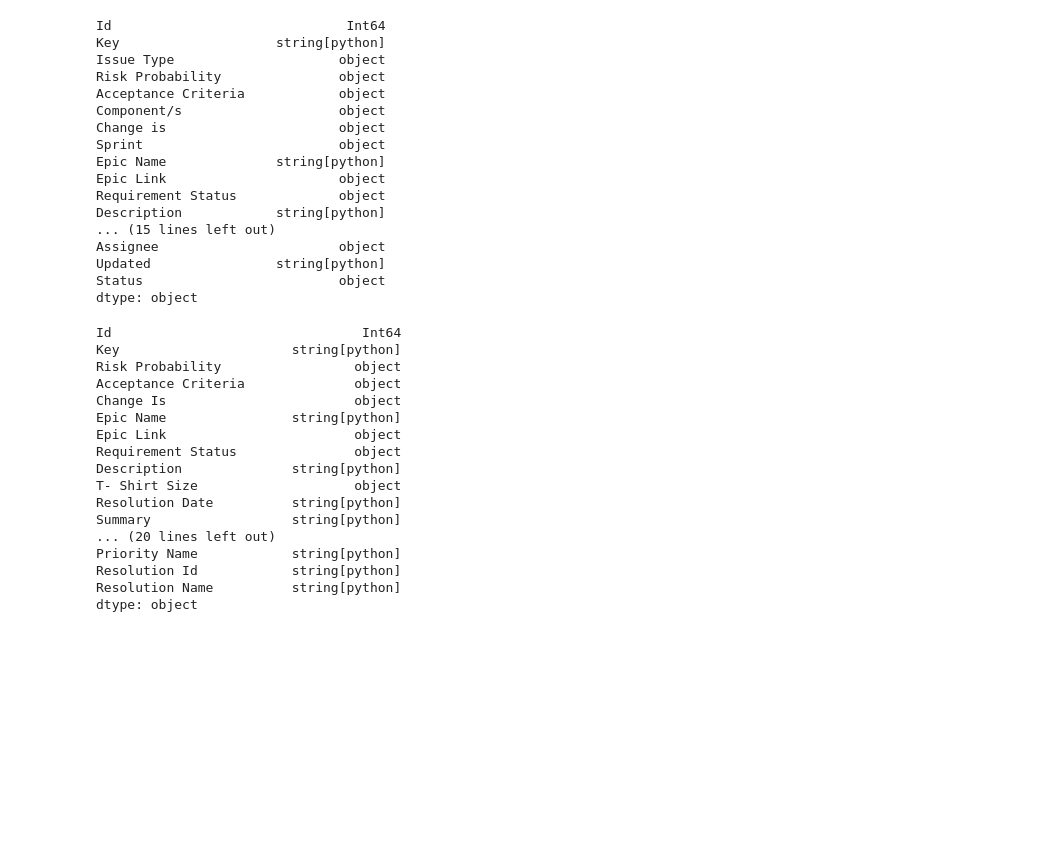
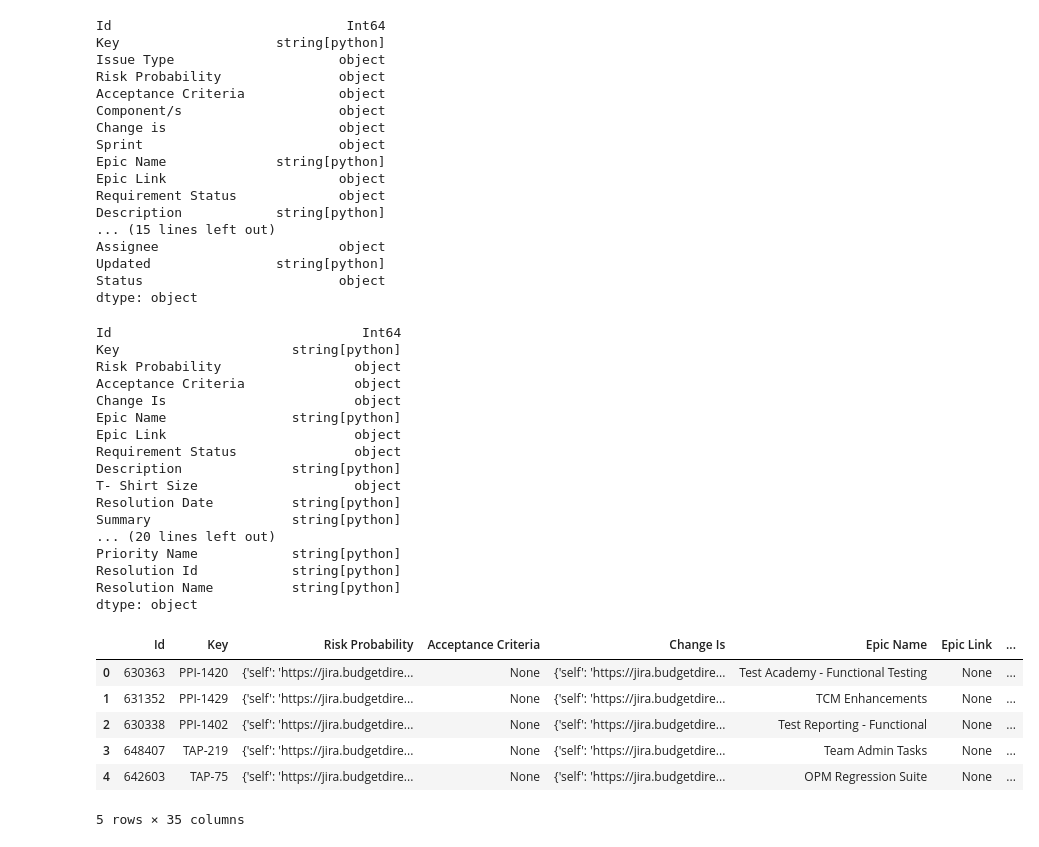
Before and after one commit to 7ft10/JiraExporter, a Jupyter notebook: DataFlows - Server/Jira_Epics.ipynb, the cells around one changed output. Saved outputs shown, nothing was run; the diff lists cells and outputs as text; code cells hidden in the pictures; blank space fills up the shorter version.

```diff
--- a/DataFlows - Server/Jira_Epics.ipynb
+++ b/DataFlows - Server/Jira_Epics.ipynb
@@ -236,13 +236,14 @@ else:
 	df = df.convert_dtypes().infer_objects().reset_index(drop=True)
 	df["Id"] = df["Id"].astype('Int64')
 
-	goldenDF = df.copy(deep = True)
+	goldenDF:pd.DataFrame = df.copy(deep = True)
 	globals()['goldenDF'] = goldenDF # make this globally available
 
 if 'goldenDF' not in globals() or goldenDF is None:
 	display("Base data frame not loaded")
 else:
 	display(goldenDF.dtypes)
+	display(goldenDF.head())
 # %% [output]
 Id                              Int64
 Key                    string[python]
@@ -269,7 +270,7 @@ from IPython.display import display
 if 'goldenDF' not in globals() or goldenDF is None:
    display("Base data frame not loaded")
 else:
-   df = goldenDF.copy(deep = True)
+   df:pd.DataFrame = goldenDF.copy(deep = True)
    if df is None or len(df.index) == 0:
       display("No results")
    else:
@@ -282,34 +283,41 @@ else:
       df = df.expand("Reporter", ["key", "displayName"]) #df = df.expand("Reporter", ["accountId", "displayName"])
       df = df.expand("Assignee", ["key", "displayName"]) #df = df.expand("Assignee", ["accountId", "displayName"])
       df = df.expand("Priority", ["id", "name"])
       df = df.expand("Resolution", ["id", "name"])
       #df = df.expand("Parent", ["id", "key"])
       #df = df.expand("Account", ["id", "value"])
       #df = df.expand("Tempo Customer", ["id", "value"])
 
       df = df.sentence_case_columns().convert_dtypes().infer_objects().reset_index(drop=True)
       df["Story Points"] = df["Story Points"].astype('float')
 
       display(df.dtypes)
-      #display(df)
+      display(df.head())
 # %% [output]
 Id                                Int64
 Key                      string[python]
 Risk Probability                 object
 Acceptance Criteria              object
 Change Is                        object
 Epic Name                string[python]
 Epic Link                        object
 Requirement Status               object
 Description              string[python]
 T- Shirt Size                    object
 Resolution Date          string[python]
 Summary                  string[python]
 ... (20 lines left out)
 Priority Name            string[python]
 Resolution Id            string[python]
 Resolution Name          string[python]
 dtype: object
+|  | Id | Key | Risk Probability | Acceptance Criteria | Change Is | Epic Name | Epic Link | ... |
+| 0 | 630363 | PPI-1420 | {'self': 'https://jira.budgetdire... | None | {'self': 'https://jira.budgetdire... | Test Academy - Functional Testing | None | ... |
+| 1 | 631352 | PPI-1429 | {'self': 'https://jira.budgetdire... | None | {'self': 'https://jira.budgetdire... | TCM Enhancements | None | ... |
+| 2 | 630338 | PPI-1402 | {'self': 'https://jira.budgetdire... | None | {'self': 'https://jira.budgetdire... | Test Reporting - Functional | None | ... |
+| 3 | 648407 | TAP-219 | {'self': 'https://jira.budgetdire... | None | {'self': 'https://jira.budgetdire... | Team Admin Tasks | None | ... |
+| 4 | 642603 | TAP-75 | {'self': 'https://jira.budgetdire... | None | {'self': 'https://jira.budgetdire... | OPM Regression Suite | None | ... |
+5 rows × 35 columns
 # %%
 #! Components
 
```
Also changed, not shown: parts of 8 cells of this notebook, 7 other files.
